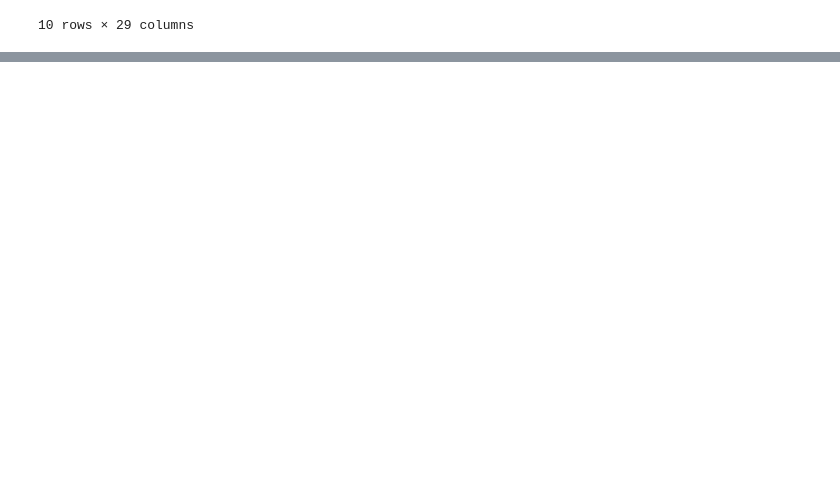
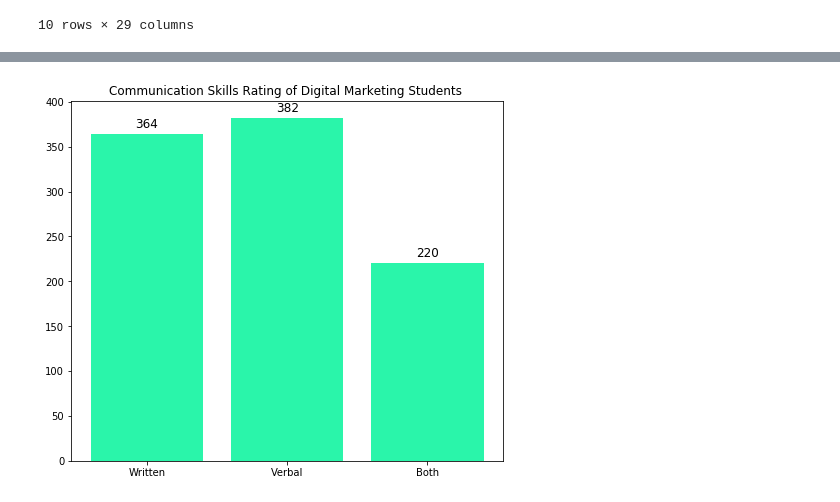
Before and after one commit to SakshiChahande/CloudCounselage, a Jupyter notebook: Cloud Counselage Live Project-checkpoint.ipynb, the cells around one changed output, grey strips where cells are left out. Cells and saved outputs as stored; diff of their text form; code cells hidden in the pictures; blank space fills up the shorter version.

```diff
--- a/Cloud Counselage Live Project-checkpoint.ipynb
+++ b/Cloud Counselage Live Project-checkpoint.ipynb
@@ -92,0 +224,14 @@ df.head(10)
+# %%
+fig = plt.figure(figsize=(8,8))
+ax = fig.add_axes([0,0,1,1])
+ax.bar(['Knows Python','Does not know Python'],[python_count,not_python],width=0.5,color=['#ff8080'])
+for p in ax.patches:
+    ax.annotate(np.round(p.get_height(),decimals=2),
+                (p.get_x()+p.get_width()/2., p.get_height()),
+                ha='center',
+                va='center',
+                xytext=(0, 10),
+                textcoords='offset points',
+                fontsize = 12
+               )
+plt.show()
@@ -92,0 +301,17 @@ df.head(10)
+# %%
+fig4=plt.figure(figsize=(6,5))
+ax = fig4.add_axes([0,0,1,1])
+ax.bar(['Written','Verbal','Both'],[written_count,verbal_count,written_verbal_count],color=['#2af5aa'])
+for p in ax.patches:
+    ax.annotate(np.round(p.get_height(),decimals=2),
+                (p.get_x()+p.get_width()/2., p.get_height()),
+                ha='center',
+                va='center',
+                xytext=(0, 10),
+                textcoords='offset points',
+                fontsize = 12
+               )
+plt.title('Communication Skills Rating of Digital Marketing Students ')
+plt.show()
+# %% [output]
+[figure, added]
```
Also changed, not shown: parts of 53 cells of this notebook.
